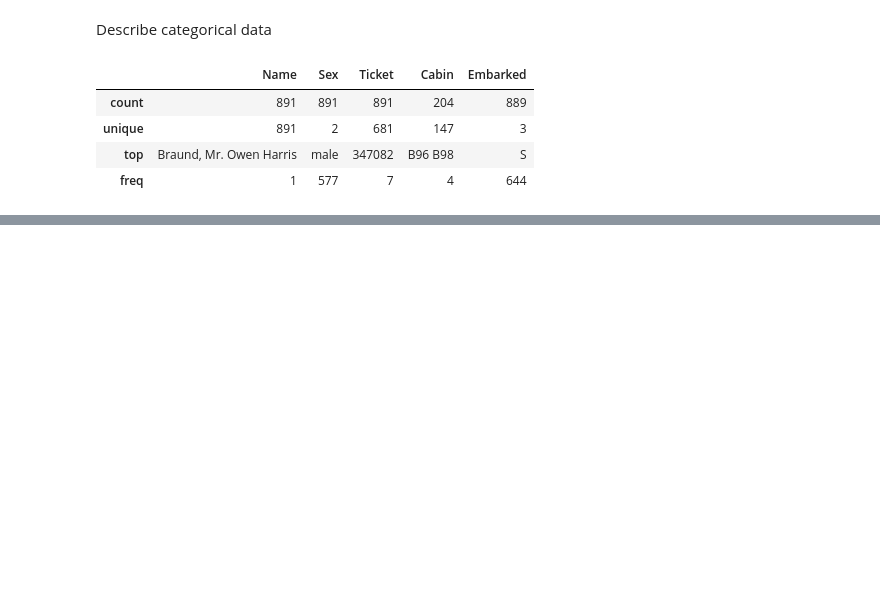
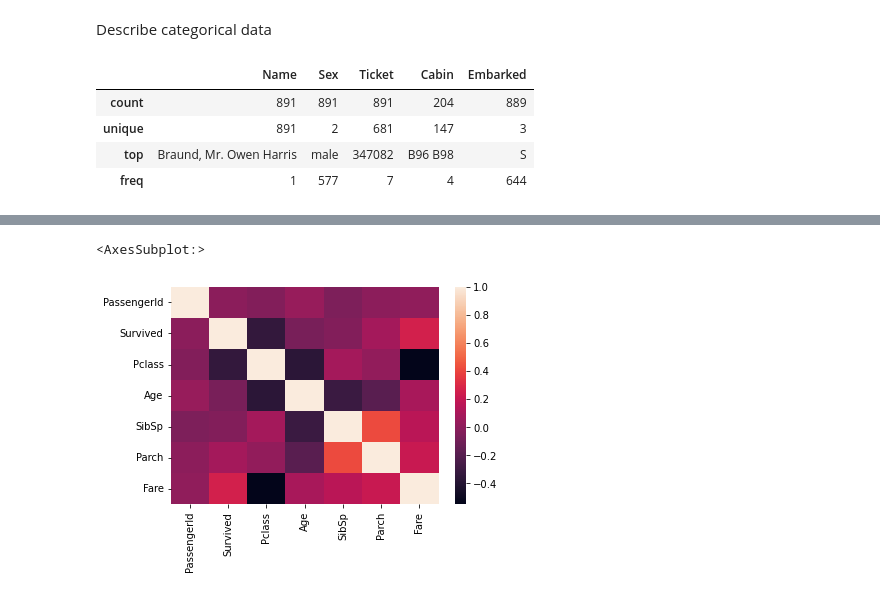
Before and after one commit to evanmahony/kaggleTemplate, a Jupyter notebook: src/notebooks/eda.ipynb, the cells around one changed output, grey strips where cells are left out. Saved outputs shown, nothing was run; the diff lists cells and outputs as text; code cells hidden in the pictures; blank space fills up the shorter version.

```diff
--- a/src/notebooks/eda.ipynb
+++ b/src/notebooks/eda.ipynb
@@ -147,0 +203,21 @@ Assunptions based on data analysis
+# %%
+df["Title"] = df["Title"].replace(
+    [
+        "Lady",
+        "Countess",
+        "Capt",
+        "Col",
+        "Don",
+        "Dr",
+        "Major",
+        "Rev",
+        "Sir",
+        "Jonkheer",
+        "Dona",
+    ],
+    "Rare",
+)
+
+df["Title"] = df["Title"].replace("Mlle", "Miss")
+df["Title"] = df["Title"].replace("Ms", "Miss")
+df["Title"] = df["Title"].replace("Mme", "Mrs")
@@ -147,0 +240,3 @@ Assunptions based on data analysis
+# %%
+title_mapping = {"Mr": 1, "Miss": 2, "Mrs": 3, "Master": 4, "Rare": 5}
+df["Title"] = df["Title"].map(title_mapping)
@@ -147,0 +249,2 @@ Assunptions based on data analysis
+# %%
+df = df.drop("Name", axis=1)
@@ -147,0 +262,2 @@ Assunptions based on data analysis
+# %%
+df["Sex"] = df["Sex"].map({"female": 1, "male": 0}).astype(int)
@@ -147,0 +305,5 @@ Assunptions based on data analysis
+# %%
+sns.heatmap(df.corr())
+# %% [output]
+<AxesSubplot:>
+[figure, added]
```
Also changed, not shown: parts of 35 cells of this notebook, 1 other file.
